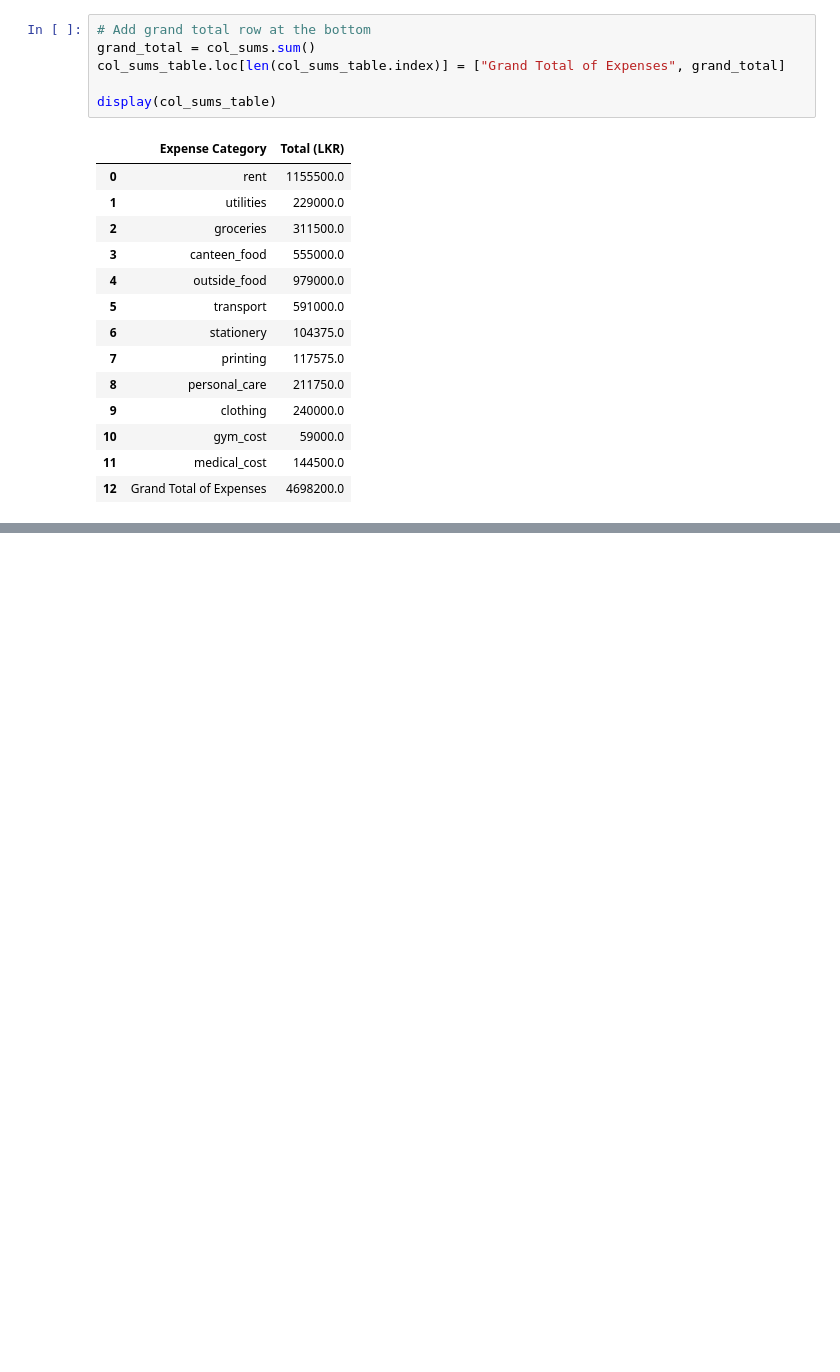
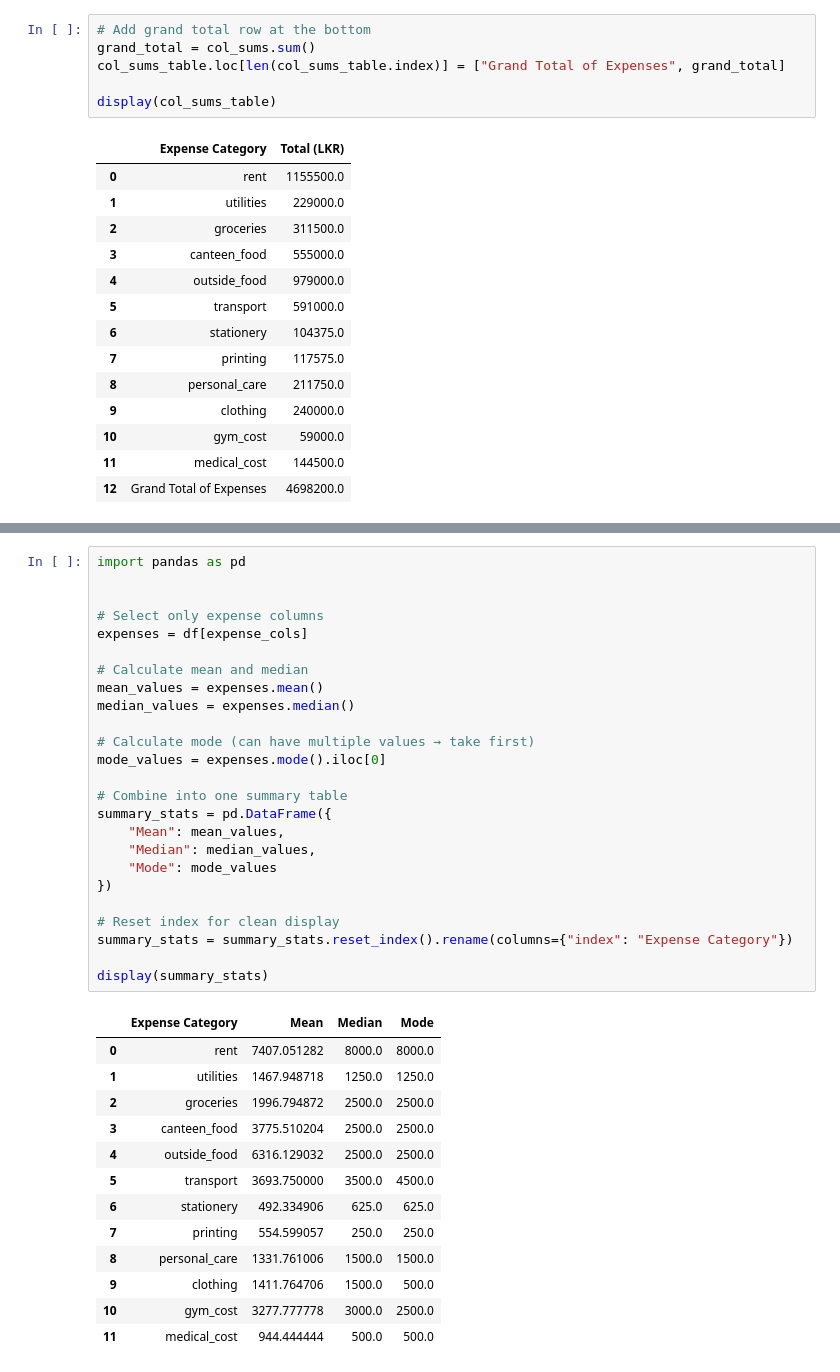
Before and after one commit to ComputerScienceSJP/SDI-PROJECT-group-04, a Jupyter notebook: Code/code.ipynb, the cells around one changed output, grey strips where cells are left out. Cells and saved outputs as stored; diff of their text form; blank space fills up the shorter version.

Commit message:
Add Summary Statistics

```diff
--- a/Code/code.ipynb
+++ b/Code/code.ipynb
@@ -416,0 +426,39 @@ display(col_sums_table)
+# %%
+import pandas as pd
+
+
+# Select only expense columns
+expenses = df[expense_cols]
+
+# Calculate mean and median
+mean_values = expenses.mean()
+median_values = expenses.median()
+
+# Calculate mode (can have multiple values → take first)
+mode_values = expenses.mode().iloc[0]
+
+# Combine into one summary table
+summary_stats = pd.DataFrame({
+    "Mean": mean_values,
+    "Median": median_values,
+    "Mode": mode_values
+})
+
+# Reset index for clean display
+summary_stats = summary_stats.reset_index().rename(columns={"index": "Expense Category"})
+
+display(summary_stats)
+# %% [output]
+|  | Expense Category | Mean | Median | Mode |
+| 0 | rent | 7407.051282 | 8000.0 | 8000.0 |
+| 1 | utilities | 1467.948718 | 1250.0 | 1250.0 |
+| 2 | groceries | 1996.794872 | 2500.0 | 2500.0 |
+| 3 | canteen_food | 3775.510204 | 2500.0 | 2500.0 |
+| 4 | outside_food | 6316.129032 | 2500.0 | 2500.0 |
+| 5 | transport | 3693.750000 | 3500.0 | 4500.0 |
+| 6 | stationery | 492.334906 | 625.0 | 625.0 |
+| 7 | printing | 554.599057 | 250.0 | 250.0 |
+| 8 | personal_care | 1331.761006 | 1500.0 | 1500.0 |
+| 9 | clothing | 1411.764706 | 1500.0 | 500.0 |
+| 10 | gym_cost | 3277.777778 | 3000.0 | 2500.0 |
+| 11 | medical_cost | 944.444444 | 500.0 | 500.0 |
```
Also changed, not shown: parts of 1 cell of this notebook.
